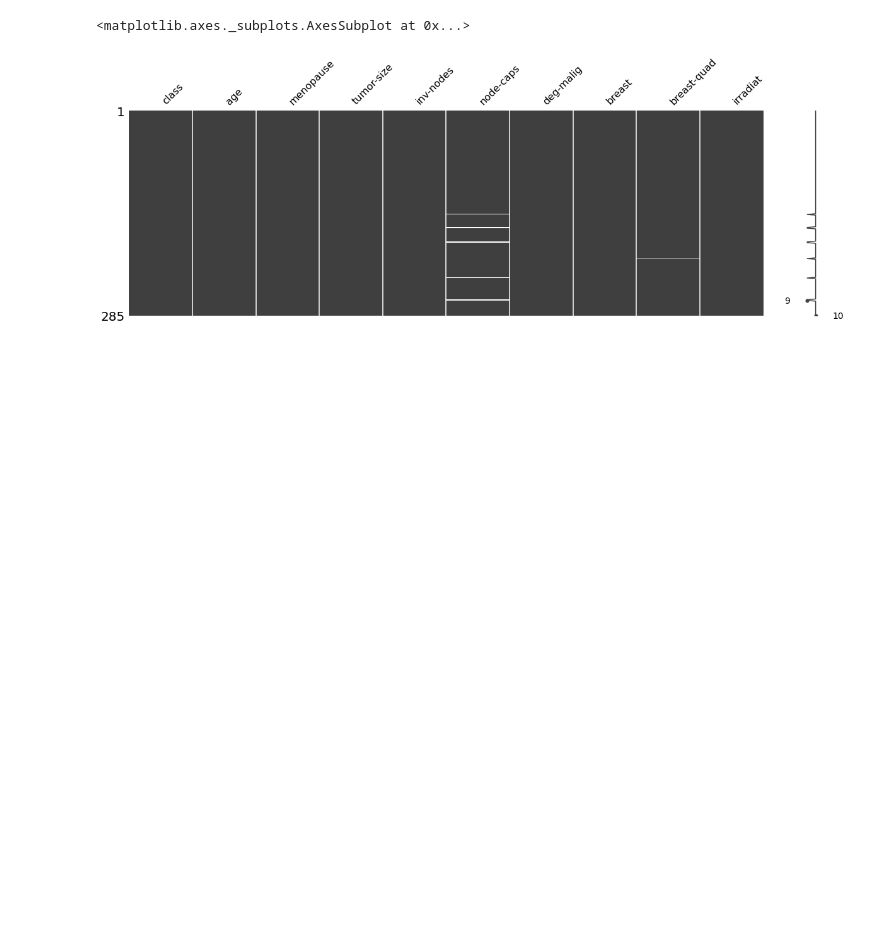
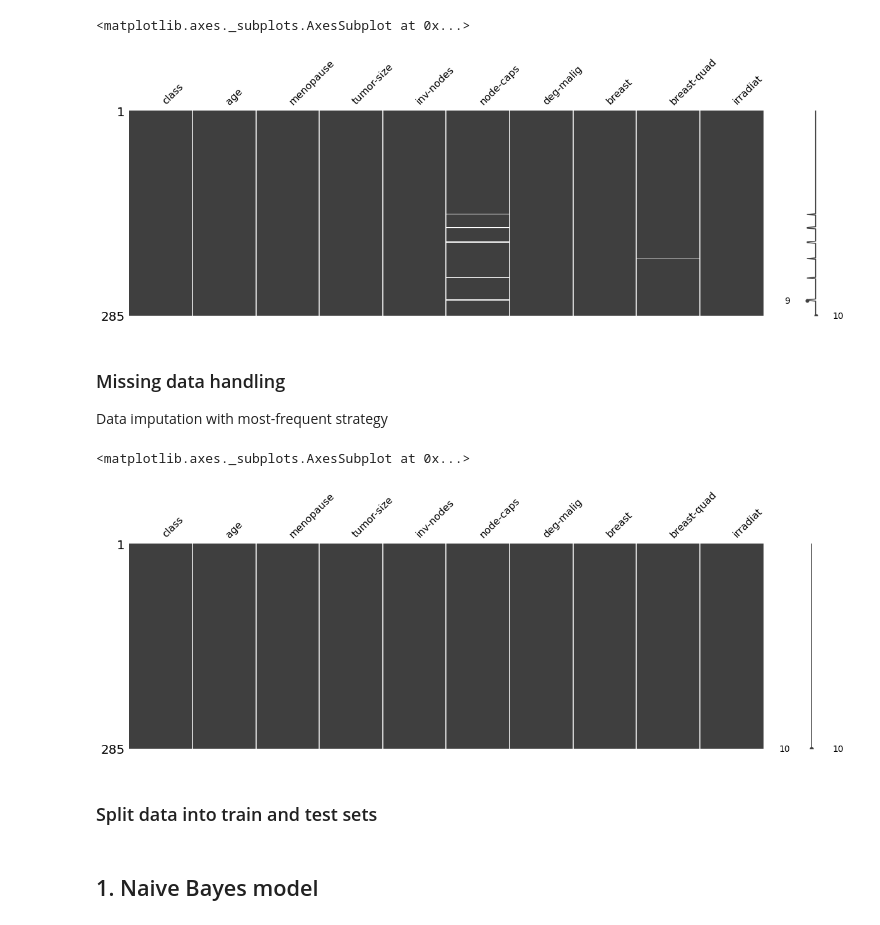
Before and after one commit to tiennvhust/CS4705, a Jupyter notebook: CS4705_Assignment_02.ipynb, the cells around one changed output. Drawn from its saved outputs; the diff is of its cells as text; code cells hidden in the pictures; blank space fills up the shorter version.

```diff
--- a/CS4705_Assignment_02.ipynb
+++ b/CS4705_Assignment_02.ipynb
@@ -58,6 +86,13 @@ We now convert into NaN.
 # %%
-data = data.replace("?", np.nan)
-
-# Data set infomation
-print(data.isnull().sum())
+replace_map = {'class': {'no-recurrence-events':0, 'recurrence-events':1},
+               'age' : {'10-19':0, '20-29':1, '30-39':2, '40-49':3, '50-59':4, '60-69':5, '70-79':6, '80-89':7, '90-99':8},
+               'menopause': {'lt40':0, 'ge40':1, 'premeno':2,},
+               'tumor-size': {'0-4':0, '5-9':1, '10-14':2, '15-19':3, '20-24':4, '25-29':5, '30-34':6, '35-39':7, '40-44':8, '45-49':9, '50-54':10, '55-59':11},
+               'inv-nodes': {'0-2':0, '3-5':1, '6-8':3, '9-11':4, '12-14':5, '15-17':6, '18-20':7, '21-23':8, '24-26':9, '27-29':10, '30-32':11, '33-35':12, '36-39':13},
+               'node-caps': {'yes':1, 'no':0, '?':np.nan},
+               'breast': {'left':0, 'right':1},
+               'breast-quad': {'left_up':0, 'left_low':1, 'right_up':2, 'right_low':3, 'central':4, '?':np.nan},
+               'irradiat': {'yes':1, 'no':0}}
+data.replace(replace_map, inplace=True)
+data.info()
 # %% [output]
@@ -78,3 +119,17 @@ mno.matrix(data, figsize = (20, 6))
 # %% [output]
 <matplotlib.axes._subplots.AxesSubplot at 0x...>
 [figure]
+# %% [markdown]
+### Missing data handling
+Data imputation with most-frequent strategy
+# %%
+missing_columns = ['node-caps', 'breast-quad']
+imp = SimpleImputer(missing_values=np.nan, strategy='most_frequent')
+imp = imp.fit(data[missing_columns])
+data[missing_columns] = imp.transform(data[missing_columns])
+mno.matrix(data, figsize = (20, 6))
+# %% [output]
+<matplotlib.axes._subplots.AxesSubplot at 0x...>
+[figure, added]
+# %% [markdown]
+### Split data into train and test sets
@@ -80,0 +145,2 @@ mno.matrix(data, figsize = (20, 6))
+# %% [markdown]
+## 1. Naive Bayes model
```
Also changed, not shown: parts of 25 cells of this notebook.
